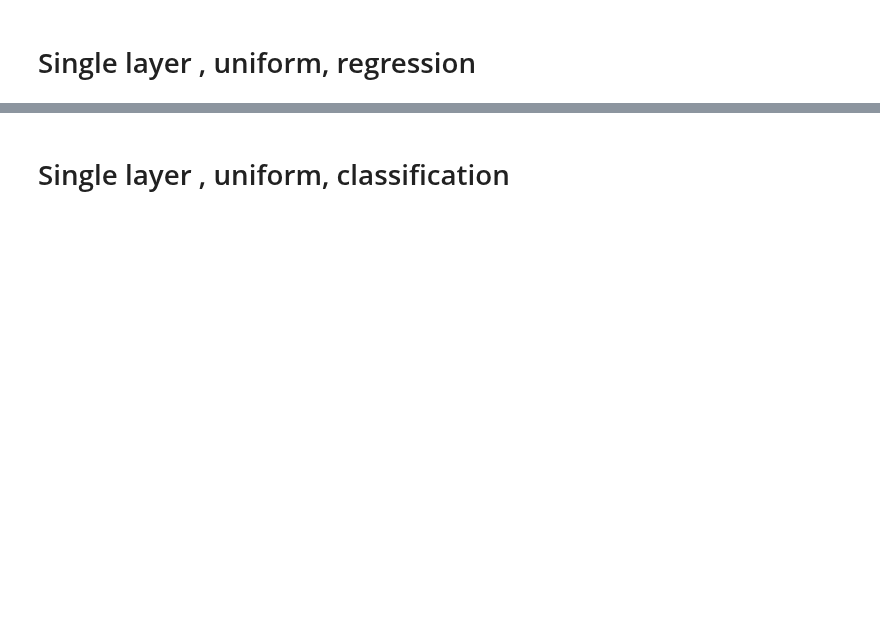
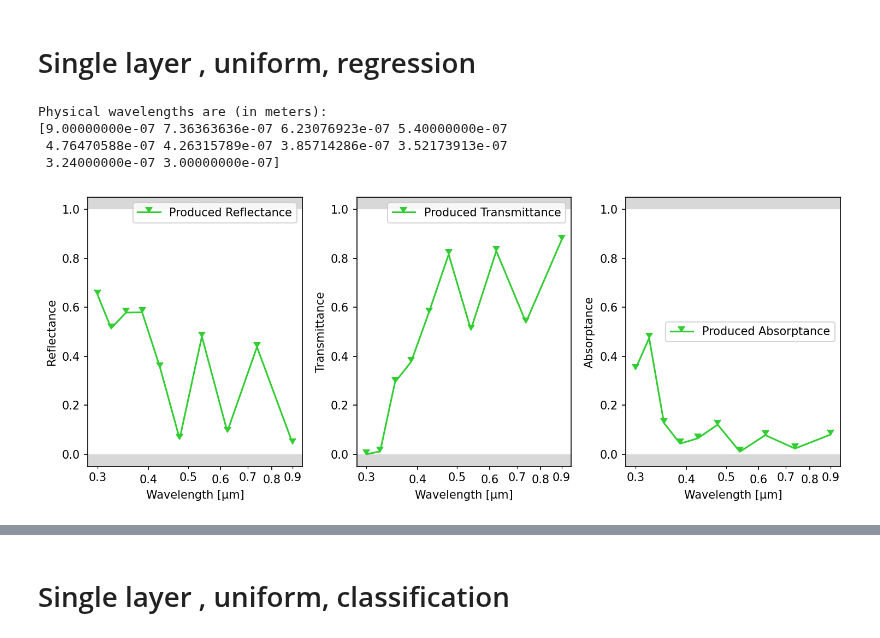
Before and after one commit to esa/NIDN, a Jupyter notebook: notebooks/Paper Results/2 - Structure and Material Inference FDTD.ipynb, the cells around one changed output, grey strips where cells are left out. Saved outputs shown, nothing was run; the diff lists cells and outputs as text; code cells hidden in the pictures; blank space fills up the shorter version.

```diff
--- a/notebooks/Paper Results/2 - Structure and Material Inference FDTD.ipynb
+++ b/notebooks/Paper Results/2 - Structure and Material Inference FDTD.ipynb
@@ -13,31 +16,37 @@ import nidn
 # %%
 # Load default cfg as starting point
 cfg = nidn.load_default_cfg()
 
 # Specify your desired range of wavelengths
 cfg.physical_wavelength_range[0] = 3e-7
 cfg.physical_wavelength_range[1] = 9e-7
 cfg.TRCWA_PER_LAYER_THICKNESS = [0.38]
 
 # Let's investigate 50 frequency points
 cfg.N_freq = 10
 cfg.solver = "FDTD"
-cfg.FDTD_niter = 400
+cfg.FDTD_niter = 450
 cfg.N_layers = 1
 cfg.FDTD_pulse_type = 'continuous'
 cfg.FDTD_source_type = 'line'
 
 # Currently, the target spectra is set manually as a list of numbers. Choose each 5th value to reduce from 100 frequency points to 20 frequency points
 cfg.target_reflectance_spectrum = [0.04456351,0.07616634,0.12983103,0.20348341,0.20803709,0.28212550,0.34838794,0.35148116,0.40294107,0.43659179,0.43804083,0.45265764,0.42395525,0.42250250,0.35184451,0.34927237,0.23594347,0.22968049,0.10109031,0.09566545,0.09204569,0.04801336,0.04943829,0.15785883,0.16480385,0.33755576,0.34852490,0.35598405,0.47175452,0.47543828,0.48079059,0.47670861,0.47495085,0.47283219,0.33080953,0.31996884,0.30833286,0.29704388,0.07221731,0.06803254,0.06279853,0.25093825,0.27168874,0.29327866,0.31555886,0.52987157,0.53266849,0.53949557,0.54329768,0.54590920,0.35588414,0.34058632,0.30762652,0.27317067,0.16839377,0.20723618,0.25279078,0.27902083,0.33203165,0.38699248,0.57960660,0.56132624,0.54713063,0.50812035,0.47987271,0.40737469,0.31942957,0.41918578,0.46946234,0.55008628,0.57858655,0.60237008,0.22992761,0.32204145,0.38371327,0.44023784,0.49577304,0.49328186,0.46340183,0.45237985,0.51436802,0.52561688,0.53433126,0.54193417,0.55985565,0.56738637,0.57371749,0.57877213,0.65791848,0.65526587,0.65189846,0.64806130,0.64002900,0.63579534,0.63167151,0.62771639,0.62199316,0.66017008,0.65453985,0.64911847,][0::10]
 cfg.target_transmittance_spectrum =[0.87536937,0.86225903,0.81306321,0.75287122,0.74871316,0.68198832,0.62422039,0.62128133,0.57431380,0.54036076,0.53893761,0.53746136,0.56318135,0.56430514,0.62822533,0.63025375,0.72190201,0.72902601,0.82516558,0.82823149,0.83023419,0.85988161,0.85803865,0.77452468,0.76844363,0.62843653,0.61871883,0.61209847,0.51762058,0.51417495,0.50911674,0.50285459,0.50413010,0.50572154,0.62959830,0.63739662,0.64559040,0.65416174,0.81584808,0.81671772,0.81649914,0.67631454,0.65980186,0.64488775,0.62678816,0.44563180,0.44270788,0.43865578,0.43446768,0.43148086,0.57915950,0.58924005,0.61020821,0.63242840,0.68207222,0.65677377,0.62419689,0.60660547,0.57197304,0.53173307,0.37738633,0.39192256,0.40217924,0.42987445,0.44531120,0.47829903,0.49511773,0.42511123,0.39097864,0.32282715,0.29403716,0.25334013,0.33381818,0.24619652,0.20109781,0.16036236,0.10121669,0.07910624,0.04449772,0.03074843,0.01117523,0.00339080,0.00167748,0.00077300,0.00015712,0.00006627,0.00003636,0.00001924,0.00000530,0.00000348,0.00000238,0.00000169,0.00000096,0.00000075,0.00000060,0.00000048,0.00000034,0.00000030,0.00000024,0.00000019,][0::10]
 
 nidn.plot_spectrum(cfg,
                    cfg.target_reflectance_spectrum,
                    cfg.target_transmittance_spectrum)
 
 physical_wls, normalized_freqs = nidn.get_frequency_points(cfg)
 print("Physical wavelengths are (in meters):")
 print(physical_wls)
+# %% [output]
+Physical wavelengths are (in meters):
+[9.00000000e-07 7.36363636e-07 6.23076923e-07 5.40000000e-07
+ 4.76470588e-07 4.26315789e-07 3.85714286e-07 3.52173913e-07
+ 3.24000000e-07 3.00000000e-07]
+[figure, added]
 # %%
 cfg.pop("model",None); # Forget the old model
 
```
Also changed, not shown: parts of 15 cells of this notebook.
